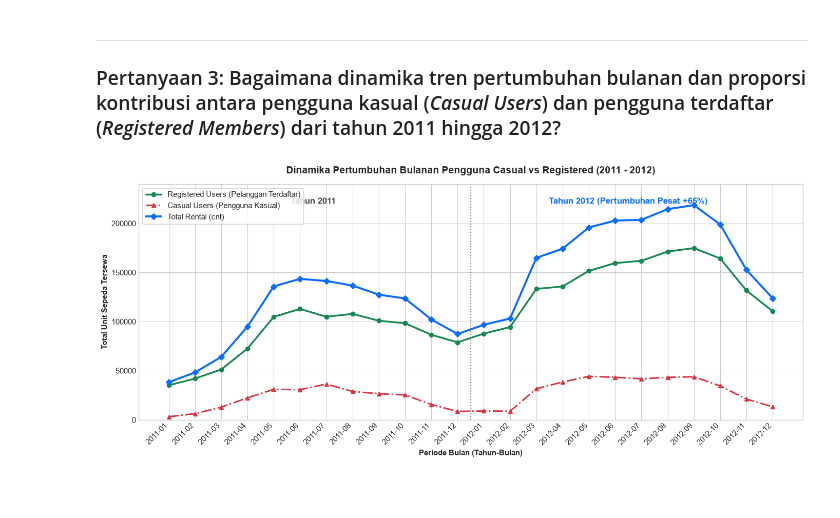
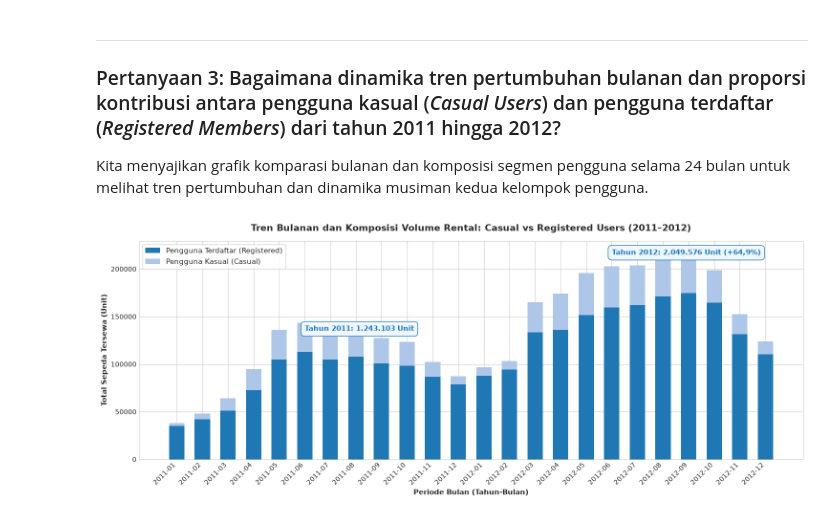
Before and after one commit to iooloittrr-lab/bike-sharing-dashboard, a Jupyter notebook: notebook.ipynb, the cells around one changed output. Drawn from its saved outputs; the diff is of its cells as text; code cells hidden in the pictures; blank space fills up the shorter version.

```diff
--- a/notebook.ipynb
+++ b/notebook.ipynb
@@ -48,13 +48,11 @@ import pandas as pd
 import numpy as np
 import matplotlib.pyplot as plt
 import seaborn as sns
-import warnings
 
-# Konfigurasi visualisasi
-warnings.filterwarnings('ignore')
+# Konfigurasi gaya visualisasi
 plt.style.use('seaborn-v0_8-whitegrid' if 'seaborn-v0_8-whitegrid' in plt.style.available else 'default')
-sns.set_palette('muted')
-plt.rcParams['figure.figsize'] = (10, 6)
-plt.rcParams['font.size'] = 11
+plt.rcParams['font.sans-serif'] = 'DejaVu Sans'
+plt.rcParams['axes.edgecolor'] = '#cccccc'
+plt.rcParams['axes.linewidth'] = 0.8
 
 print("Semua pustaka berhasil diimpor dengan sukses!")
@@ -591,31 +429,29 @@ plt.show()
 # %% [markdown]
 ---
 ### Pertanyaan 3: Bagaimana dinamika tren pertumbuhan bulanan dan proporsi kontribusi antara pengguna kasual (*Casual Users*) dan pengguna terdaftar (*Registered Members*) dari tahun 2011 hingga 2012?
+Kita menyajikan grafik komparasi bulanan dan komposisi segmen pengguna selama 24 bulan untuk melihat tren pertumbuhan dan dinamika musiman kedua kelompok pengguna.
 # %%
 day_clean['year_month'] = day_clean['dteday'].dt.to_period('M').astype(str)
 monthly_grouped = day_clean.groupby('year_month')[['casual', 'registered', 'cnt']].sum().reset_index()
 
-fig, ax = plt.subplots(figsize=(14, 6))
+fig, ax = plt.subplots(figsize=(15, 6))
 
-x = np.arange(len(monthly_grouped['year_month']))
+x_pos = np.arange(len(monthly_grouped))
+ax.bar(x_pos, monthly_grouped['registered'], label='Pengguna Terdaftar (Registered)', color='#1f77b4', width=0.6)
+ax.bar(x_pos, monthly_grouped['casual'], bottom=monthly_grouped['registered'], label='Pengguna Kasual (Casual)', color='#aec7e8', width=0.6)
 
-ax.plot(x, monthly_grouped['registered'], marker='o', color='#198754', linewidth=2.5, label='Registered Users (Pelanggan Terdaftar)')
-ax.plot(x, monthly_grouped['casual'], marker='^', color='#dc3545', linewidth=2.2, linestyle='-.', label='Casual Users (Pengguna Kasual)')
-ax.plot(x, monthly_grouped['cnt'], marker='D', color='#0d6efd', linewidth=2.8, linestyle='-', label='Total Rental (cnt)')
+ax.set_title('Tren Bulanan dan Komposisi Volume Rental: Casual vs Registered Users (2011–2012)', fontsize=14, fontweight='bold', pad=15)
+ax.set_xlabel('Periode Bulan (Tahun-Bulan)', fontsize=11, fontweight='bold')
+ax.set_ylabel('Total Sepeda Tersewa (Unit)', fontsize=11, fontweight='bold')
+ax.set_xticks(x_pos)
+ax.set_xticklabels(monthly_grouped['year_month'], rotation=45, ha='right')
+ax.legend(frameon=True, fontsize=11, loc='upper left')
 
-ax.set_title('Dinamika Pertumbuhan Bulanan Pengguna Casual vs Registered (2011 - 2012)', fontsize=14, fontweight='bold', pad=15)
-ax.set_xlabel('Periode Bulan (Tahun-Bulan)', fontweight='bold')
-ax.set_ylabel('Total Unit Sepeda Tersewa', fontweight='bold')
-ax.set_xticks(x)
-ax.set_xticklabels(monthly_grouped['year_month'], rotation=45, ha='right')
-ax.set_ylim(0, 240000)
-ax.legend(loc='upper left', frameon=True)
-
-ax.axvline(x=11.5, color='gray', linestyle=':', linewidth=1.5)
-ax.text(5.5, 220000, 'Tahun 2011', ha='center', fontsize=12, fontweight='bold', color='#495057')
-ax.text(17.5, 220000, 'Tahun 2012 (Pertumbuhan Pesat +65%)', ha='center', fontsize=12, fontweight='bold', color='#0d6efd')
+# Anotasi pertumbuhan tahunan
+ax.text(5, 135000, 'Tahun 2011: 1.243.103 Unit', fontsize=11, fontweight='bold', color='#1f77b4', bbox=dict(boxstyle='round,pad=0.5', facecolor='#f0f7ff', edgecolor='#1f77b4'))
+ax.text(17, 215000, 'Tahun 2012: 2.049.576 Unit (+64,9%)', fontsize=11, fontweight='bold', color='#1f77b4', bbox=dict(boxstyle='round,pad=0.5', facecolor='#f0f7ff', edgecolor='#1f77b4'))
 
 plt.tight_layout()
 plt.show()
 # %% [output]
-[figure, old version]
+[figure, new version]
```
Also changed, not shown: parts of 69 cells of this notebook, 2 other files.
